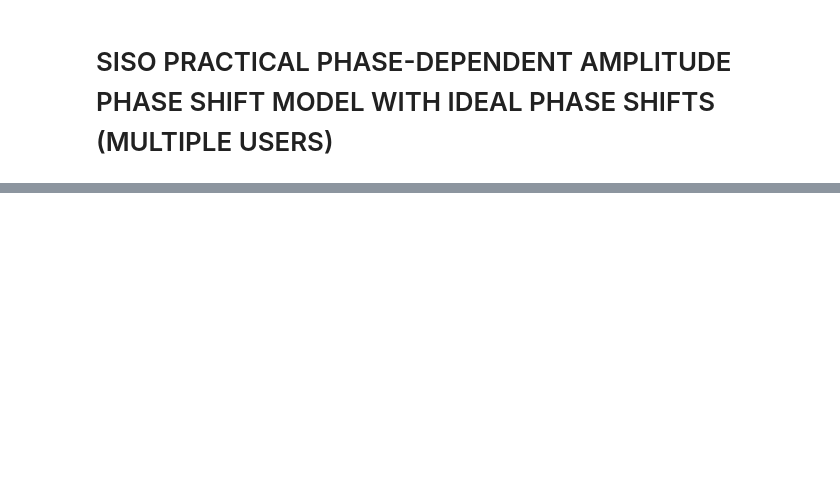
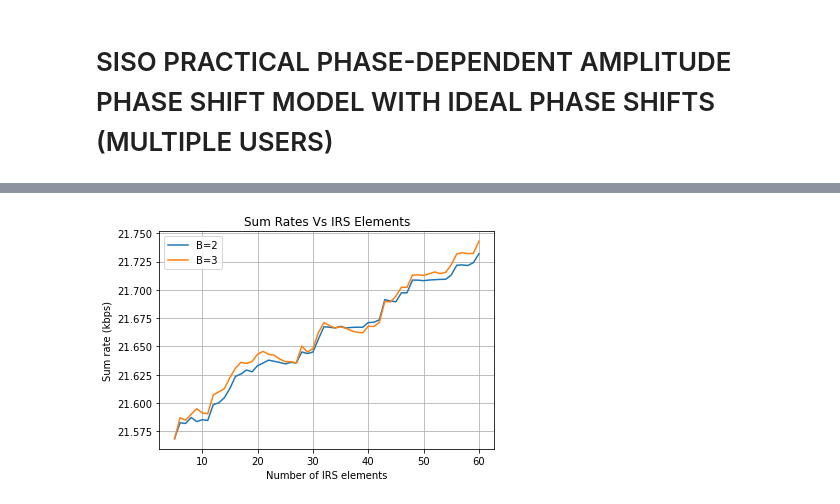
Before and after one commit to TariqUmar/SISO_Network_Implementation, a Jupyter notebook: irs_practical_models.ipynb, the cells around one changed output, grey strips where cells are left out. Cells and saved outputs as stored; diff of their text form; code cells hidden in the pictures; blank space fills up the shorter version.

```diff
--- a/irs_practical_models.ipynb
+++ b/irs_practical_models.ipynb
@@ -662,0 +2307,24 @@ Outage probability for the simulated environment: 0.90909
+# %%
+# # Plot the graph for each value of N
+# for B, average_outage_probabilities_4 in results_dict_8.items():
+#     plt.plot(N_values, average_outage_probabilities_4, label=f'B={B}')
+
+# plt.ylabel('Average Outage Probability')
+# plt.xlabel('Number of IRS elements')
+# plt.title('Outage Probability Vs IRS Elements')
+# plt.legend()
+# plt.grid(True)
+# plt.show()
+
+# Plot the graph for each value of N
+for B, sum_rates_4 in results_dict_7.items():
+    plt.plot(N_values, sum_rates_4, label=f'B={B}')
+
+plt.ylabel('Sum rate (kbps)')
+plt.xlabel('Number of IRS elements')
+plt.title('Sum Rates Vs IRS Elements')
+plt.legend()
+plt.grid(True)
+plt.show()
+# %% [output]
+[figure, added]
```
Also changed, not shown: parts of 33 cells of this notebook.
